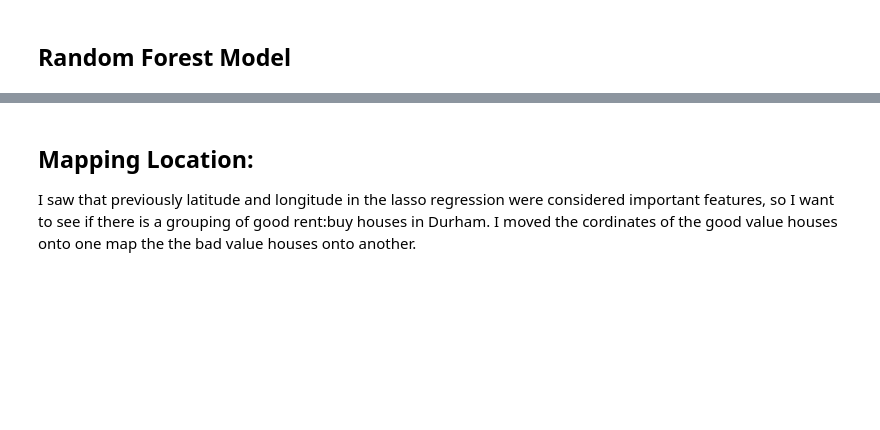
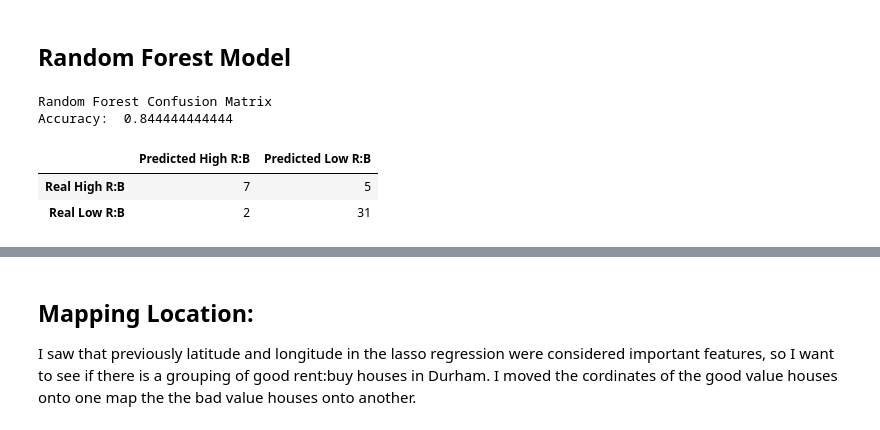
Before and after one commit to adampely/zillowHousingDataScrape, a Jupyter notebook: Data_incubator_presentation.ipynb, the cells around one changed output, grey strips where cells are left out. Saved outputs shown, nothing was run; the diff lists cells and outputs as text; code cells hidden in the pictures; blank space fills up the shorter version.

```diff
--- a/Data_incubator_presentation.ipynb
+++ b/Data_incubator_presentation.ipynb
@@ -230,0 +281,18 @@ print(sklearn.metrics.accuracy_score(tar_test, predictions))
+# %%
+predictions=classifier.predict(pred_test)
+
+num = numpy.array(sklearn.metrics.confusion_matrix(tar_test,predictions))
+days = ['Predicted High R:B', 'Predicted Low R:B']
+
+prices = ['Real High R:B', 'Real Low R:B']
+
+df = pd.DataFrame(num, index=prices, columns=days)
+print('Random Forest Confusion Matrix')
+print('Accuracy: ', sklearn.metrics.accuracy_score(tar_test, predictions))
+df
+# %% [output]
+Random Forest Confusion Matrix
+Accuracy:  0.844444444444
+|  | Predicted High R:B | Predicted Low R:B |
+| Real High R:B | 7 | 5 |
+| Real Low R:B | 2 | 31 |
```
Also changed, not shown: parts of 29 cells of this notebook.
